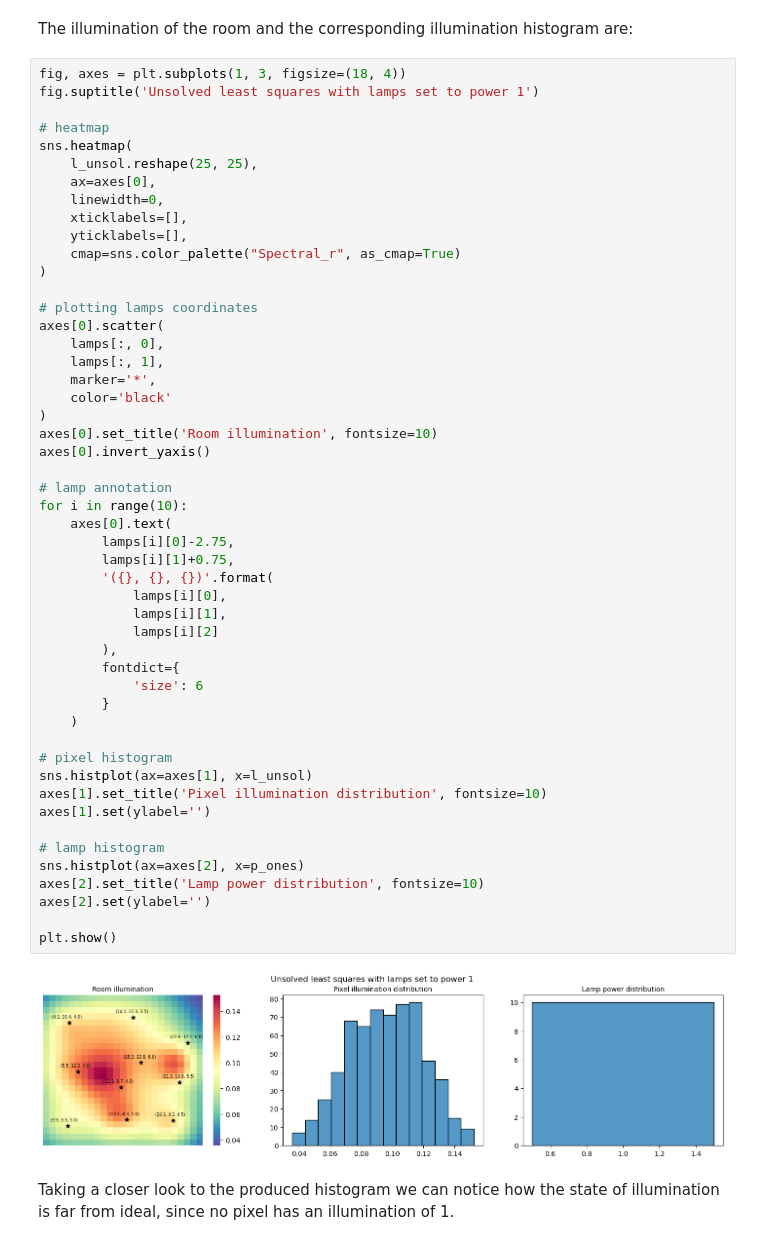
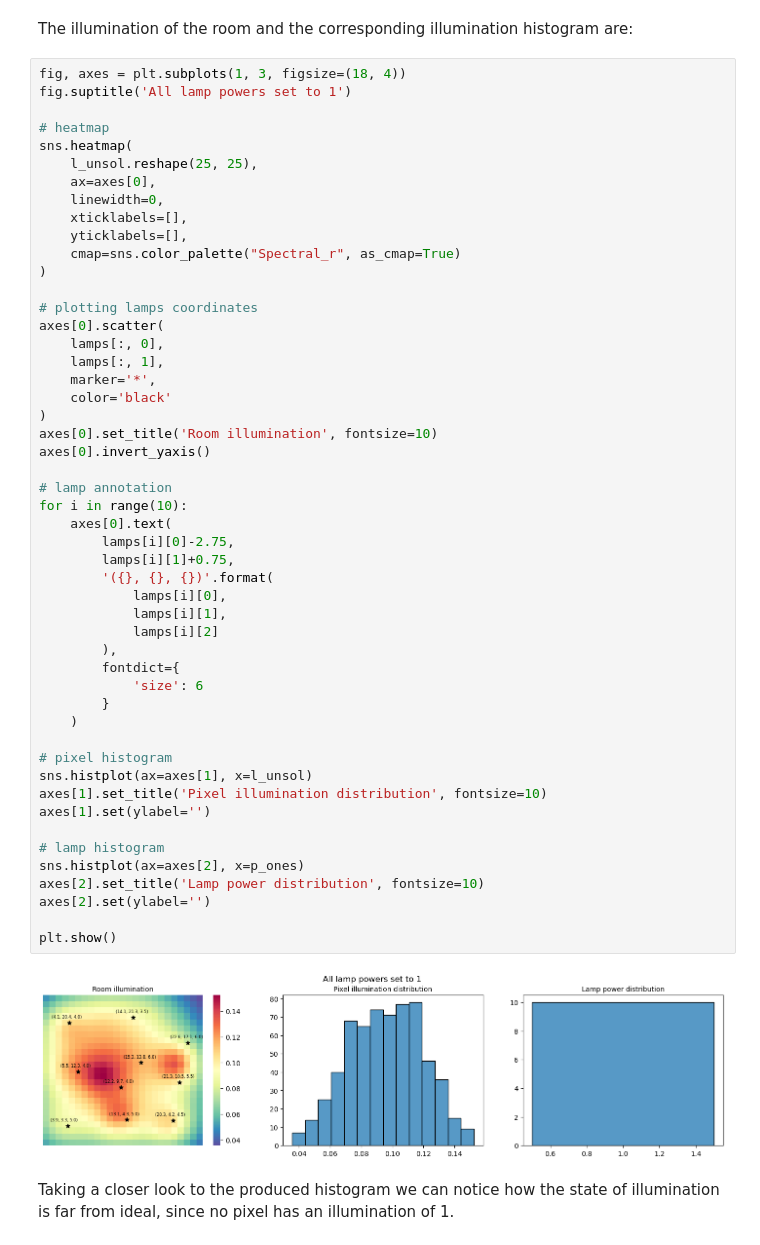
Before and after one commit to sonqo/msc-data-science, a Jupyter notebook: 6-large-scale-linear-algebra/ls/lamp.ipynb, the cells around one changed output. Cells and saved outputs as stored; diff of their text form.

```diff
--- a/6-large-scale-linear-algebra/ls/lamp.ipynb
+++ b/6-large-scale-linear-algebra/ls/lamp.ipynb
@@ -76,7 +77,7 @@ RMSE: 22.61
 The illumination of the room and the corresponding illumination histogram are:
 # %%
 fig, axes = plt.subplots(1, 3, figsize=(18, 4))
-fig.suptitle('Unsolved least squares with lamps set to power 1')
+fig.suptitle('All lamp powers set to 1')
 
 # heatmap
 sns.heatmap(
@@ -98,34 +99,34 @@ axes[0].scatter(
 axes[0].set_title('Room illumination', fontsize=10)
 axes[0].invert_yaxis()
 
 # lamp annotation
 for i in range(10):
     axes[0].text(
         lamps[i][0]-2.75,
         lamps[i][1]+0.75,
         '({}, {}, {})'.format(
             lamps[i][0],
             lamps[i][1],
             lamps[i][2]
         ),
         fontdict={
             'size': 6
         }
     )
 
 # pixel histogram
 sns.histplot(ax=axes[1], x=l_unsol)
 axes[1].set_title('Pixel illumination distribution', fontsize=10)
 axes[1].set(ylabel='')
 
 # lamp histogram
 sns.histplot(ax=axes[2], x=p_ones)
 axes[2].set_title('Lamp power distribution', fontsize=10)
 axes[2].set(ylabel='')
 
 plt.show()
 # %% [output]
-[figure, old version]
+[figure, new version]
 # %% [markdown]
 Taking a closer look to the produced histogram we can notice how the state of illumination is far from ideal, since no pixel has an illumination of 1.
 # %% [markdown]
```
Also changed, not shown: parts of 10 cells of this notebook.
